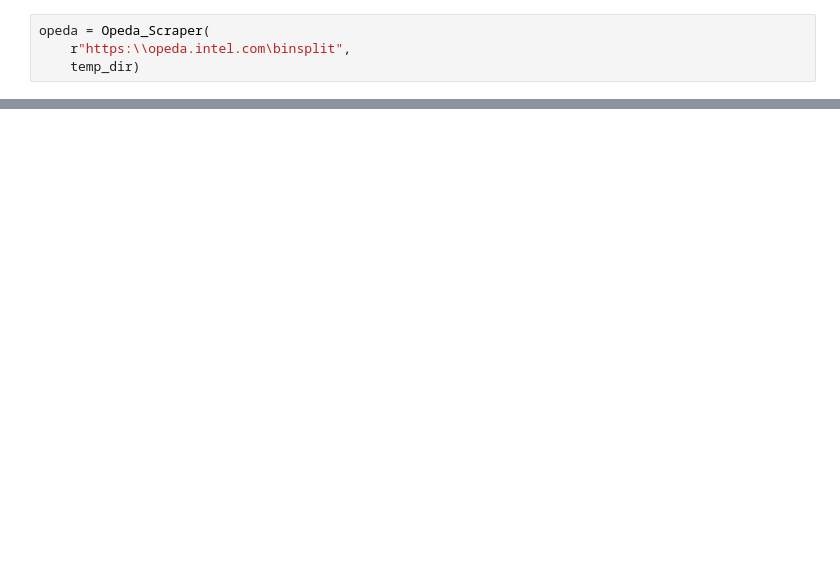
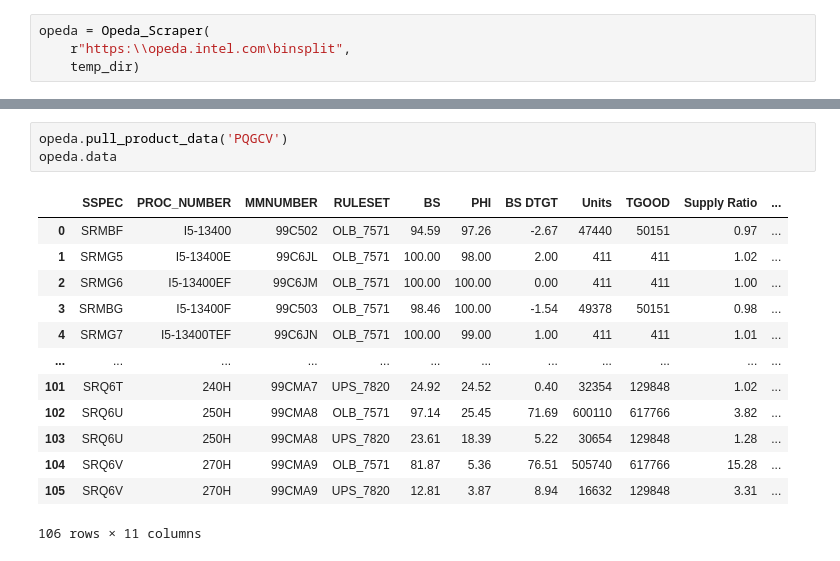
Before and after one commit to dagarcia-pde/PDE_Weekly, a Jupyter notebook: Opeda_Scraper.ipynb, the cells around one changed output, grey strips where cells are left out. Cells and saved outputs as stored; diff of their text form; blank space fills up the shorter version.

```diff
--- a/Opeda_Scraper.ipynb
+++ b/Opeda_Scraper.ipynb
@@ -79,0 +107,17 @@ opeda.pull_product_data('PQGCV')
+# %%
+opeda.pull_product_data('PQGCV')
+opeda.data
+# %% [output]
+|  | SSPEC | PROC_NUMBER | MMNUMBER | RULESET | BS | PHI | BS DTGT | Units | TGOOD | Supply Ratio | ... |
+| 0 | SRMBF | I5-13400 | 99C502 | OLB_7571 | 94.59 | 97.26 | -2.67 | 47440 | 50151 | 0.97 | ... |
+| 1 | SRMG5 | I5-13400E | 99C6JL | OLB_7571 | 100.00 | 98.00 | 2.00 | 411 | 411 | 1.02 | ... |
+| 2 | SRMG6 | I5-13400EF | 99C6JM | OLB_7571 | 100.00 | 100.00 | 0.00 | 411 | 411 | 1.00 | ... |
+| 3 | SRMBG | I5-13400F | 99C503 | OLB_7571 | 98.46 | 100.00 | -1.54 | 49378 | 50151 | 0.98 | ... |
+| 4 | SRMG7 | I5-13400TEF | 99C6JN | OLB_7571 | 100.00 | 99.00 | 1.00 | 411 | 411 | 1.01 | ... |
+| ... | ... | ... | ... | ... | ... | ... | ... | ... | ... | ... | ... |
+| 101 | SRQ6T | 240H | 99CMA7 | UPS_7820 | 24.92 | 24.52 | 0.40 | 32354 | 129848 | 1.02 | ... |
+| 102 | SRQ6U | 250H | 99CMA8 | OLB_7571 | 97.14 | 25.45 | 71.69 | 600110 | 617766 | 3.82 | ... |
+| 103 | SRQ6U | 250H | 99CMA8 | UPS_7820 | 23.61 | 18.39 | 5.22 | 30654 | 129848 | 1.28 | ... |
+| 104 | SRQ6V | 270H | 99CMA9 | OLB_7571 | 81.87 | 5.36 | 76.51 | 505740 | 617766 | 15.28 | ... |
+| 105 | SRQ6V | 270H | 99CMA9 | UPS_7820 | 12.81 | 3.87 | 8.94 | 16632 | 129848 | 3.31 | ... |
+106 rows × 11 columns
```
Also changed, not shown: parts of 3 cells of this notebook, 4 other files.
